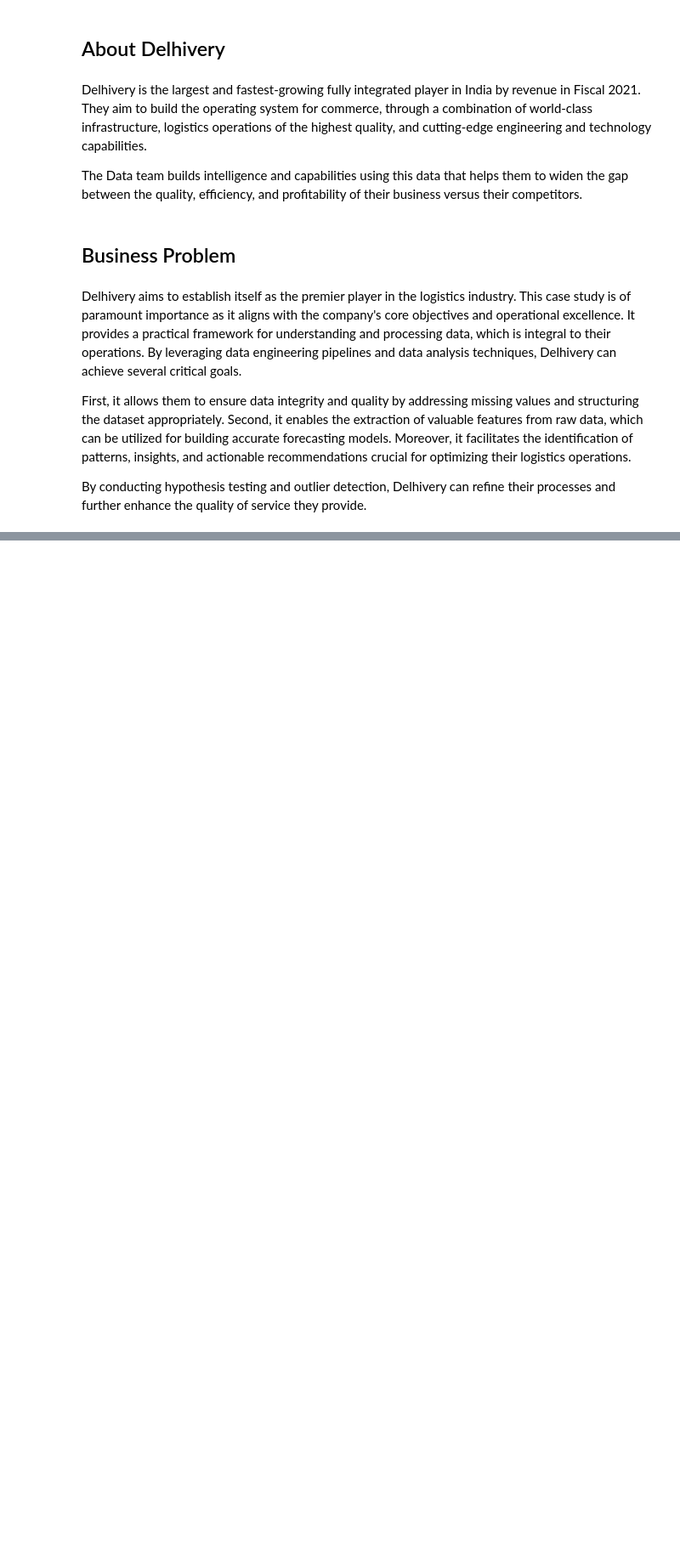
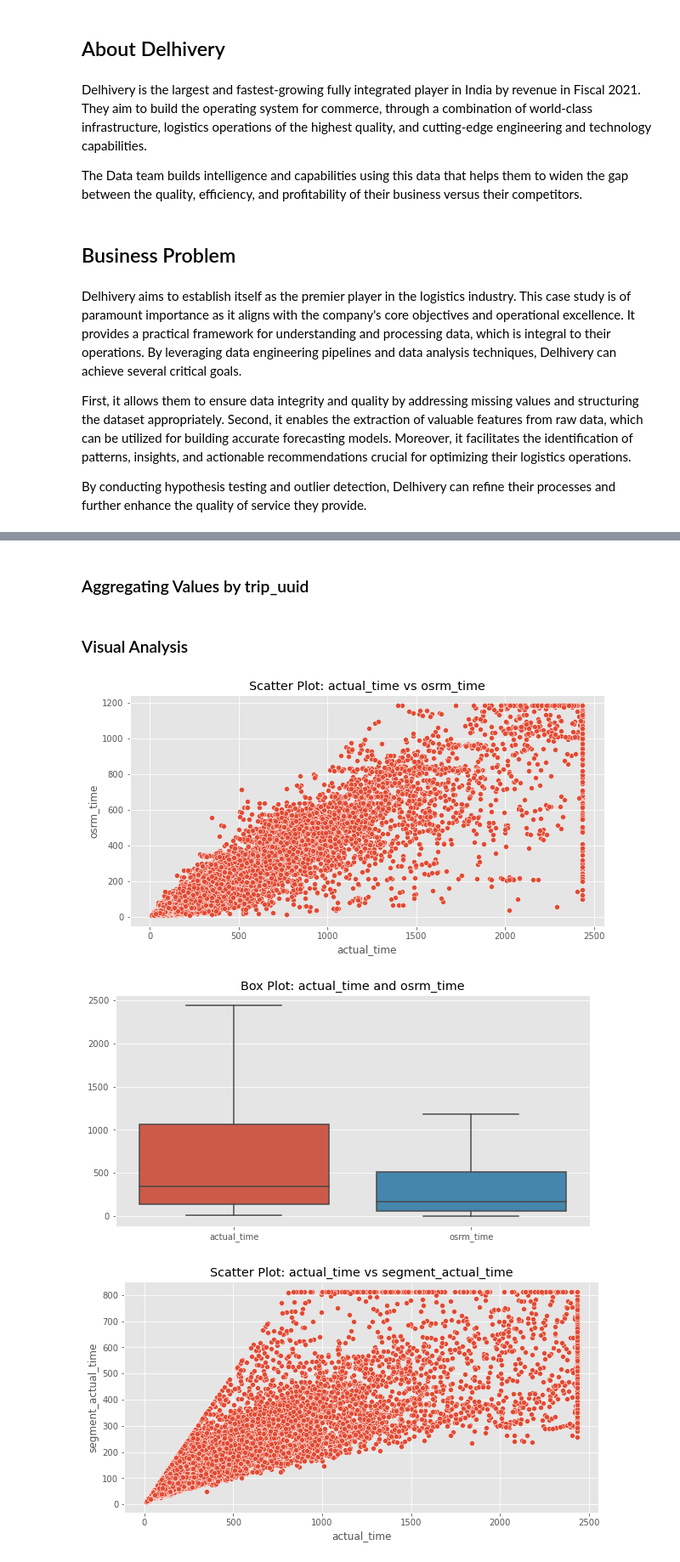
Before and after one commit to darshan-ds/delhivery_feature_engineering, a Jupyter notebook: delhivery_feature_engineering.ipynb, the cells around one changed output, grey strips where cells are left out. Shown at 85% size. Saved outputs shown, nothing was run; the diff lists cells and outputs as text; code cells hidden in the pictures; blank space fills up the shorter version.

```diff
--- a/delhivery_feature_engineering.ipynb
+++ b/delhivery_feature_engineering.ipynb
@@ -17,0 +369,6 @@ By conducting hypothesis testing and outlier detection, Delhivery can refine the
+# %%
+# Calculate Q1 and Q3
+
+Q1 = df_trip[numeric_cols].quantile(0.25)
+Q3 = df_trip[numeric_cols].quantile(0.75)
+IQR = Q3 - Q1
@@ -17,0 +432,2 @@ By conducting hypothesis testing and outlier detection, Delhivery can refine the
+# %% [markdown]
+### Aggregating Values by trip_uuid
@@ -17,0 +445,45 @@ By conducting hypothesis testing and outlier detection, Delhivery can refine the
+# %%
+# Lets handle the outliers
+numeric_cols = df_trip_agg.select_dtypes(include=[np.number]).columns
+
+Q1 = df_trip_agg[numeric_cols].quantile(0.25)
+Q3 = df_trip_agg[numeric_cols].quantile(0.75)
+IQR = Q3 - Q1
+
+outliers = ((df_trip_agg[numeric_cols] < (Q1 - 1.5 * IQR)) | (df_trip_agg[numeric_cols] > (Q3 + 1.5 * IQR)))
+
+for col in numeric_cols:
+    lower_bound = Q1[col] - 1.5 * IQR[col]
+    upper_bound = Q3[col] + 1.5 * IQR[col]
+    df_trip_agg[col] = np.where(df_trip_agg[col] < lower_bound, lower_bound, df_trip_agg[col])
+    df_trip_agg[col] = np.where(df_trip_agg[col] > upper_bound, upper_bound, df_trip_agg[col])
+# %% [markdown]
+### Visual Analysis
+# %%
+# Define pairs to compare
+
+comparison_pairs = [
+    ('actual_time', 'osrm_time'),
+    ('actual_time', 'segment_actual_time'),
+    ('osrm_distance', 'segment_osrm_distance'),
+    ('osrm_time', 'segment_osrm_time')
+]
+# %%
+# Plotting scatter and box plots for each pair
+
+for x, y in comparison_pairs:
+    plt.figure(figsize=(10, 5))
+    sns.scatterplot(x=df_trip_agg[x], y=df_trip_agg[y])
+    plt.title(f'Scatter Plot: {x} vs {y}')
+    plt.xlabel(x)
+    plt.ylabel(y)
+    plt.show()
+
+    plt.figure(figsize=(10, 5))
+    sns.boxplot(data=df_trip_agg[[x, y]])
+    plt.title(f'Box Plot: {x} and {y}')
+    plt.show()
+# %% [output]
+[figure, added]
+[figure, added]
+[figure, added]
```
Also changed, not shown: parts of 72 cells of this notebook, 2 other files.
